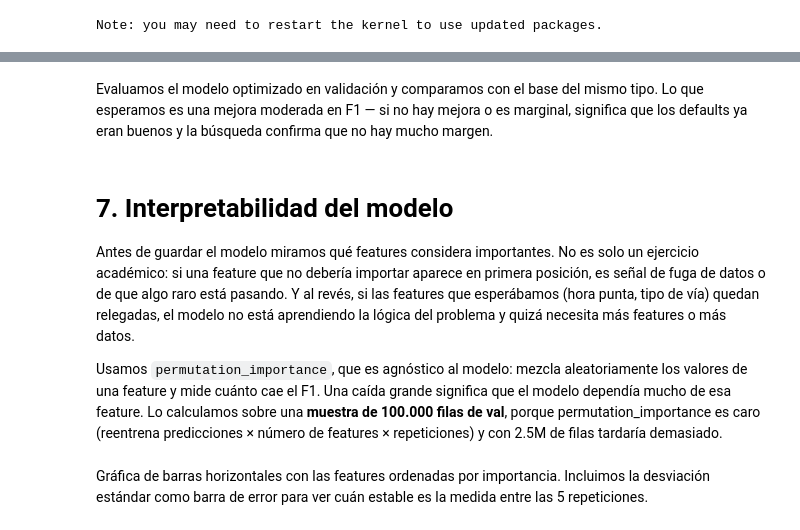
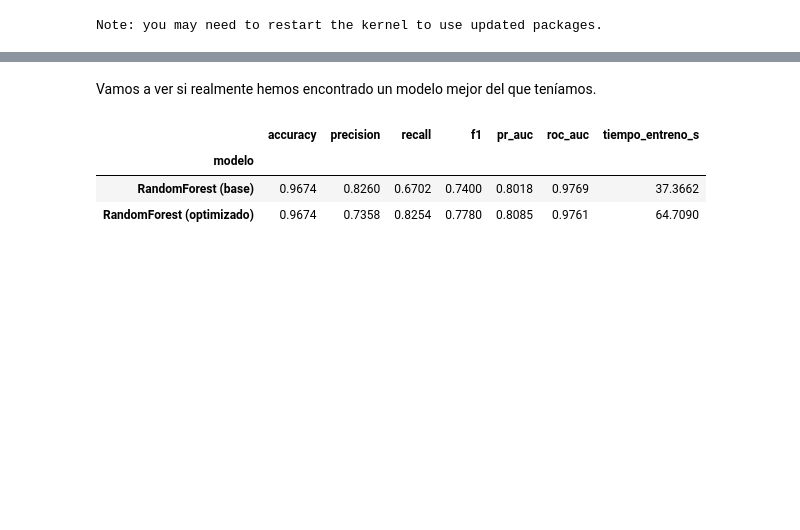
Before and after one commit to Gabiz053/analisis-datos-proyecto-final, a Jupyter notebook: notebooks/03_Modelos_GGG.ipynb, the cells around one changed output, grey strips where cells are left out. Cells and saved outputs as stored; diff of their text form; code cells hidden in the pictures; blank space fills up the shorter version.

```diff
--- a/notebooks/03_Modelos_GGG.ipynb
+++ b/notebooks/03_Modelos_GGG.ipynb
@@ -370,26 +385,12 @@ Los parámetros elegidos son los que más impactan el sesgo-varianza de cada fam
 # %%
-espacios_busqueda = {
-    "LogReg": {
-        "clf__C": [0.01, 0.1, 1.0, 10.0],
-        "clf__class_weight": ["balanced", None],
-    },
-    "RandomForest": {
-        "clf__n_estimators": [100, 200, 400],
-        "clf__max_depth": [None, 10, 20, 30],
-        "clf__min_samples_leaf": [1, 10, 50],
-        "clf__max_features": ["sqrt", 0.5, 1.0],
-        "clf__max_samples": [0.1, 0.3],
-    },
-    "HistGBM": {
-        "clf__learning_rate": [0.05, 0.1, 0.2],
-        "clf__max_iter": [200, 400, 600],
-        "clf__max_leaf_nodes": [15, 31, 63],
-        "clf__min_samples_leaf": [20, 50, 100],
-        "clf__l2_regularization": [0.0, 0.1, 1.0],
-    },
+param_dist = {
+    "clf__n_estimators": [100, 200, 400],
+    "clf__max_depth": [None, 10, 20, 30],
+    "clf__min_samples_leaf": [1, 20, 50, 100],
+    "clf__max_features": ["sqrt", 0.5],
+    "clf__max_samples": [0.1, 0.2, 0.3],
 }
 
-param_dist = espacios_busqueda[nombre_ganador]
 print(f"Optimizando {nombre_ganador} — {len(param_dist)} hiperparámetros en el espacio")
 for k, v in param_dist.items():
     print(f"  {k}: {v}")
@@ -428,16 +504,23 @@ print(f"Refit sobre el train completo en {t_refit:.1f} s")
 # %% [markdown]
-Evaluamos el modelo optimizado en validación y comparamos con el base del mismo tipo. Lo que esperamos es una mejora moderada en F1 — si no hay mejora o es marginal, significa que los defaults ya eran buenos y la búsqueda confirma que no hay mucho margen.
+Vamos a ver si realmente hemos encontrado un modelo mejor del que teníamos.
 # %%
 resultados_optimizado = evaluar(pipeline_optimizado, X_val, y_val, f"{nombre_ganador}_opt", t_refit)
 
-comparacion = pd.DataFrame([
-    {"modelo": f"{nombre_ganador} (base)", **{k: v for k, v in tabla_base.loc[nombre_ganador].items()}},
-    {"modelo": f"{nombre_ganador} (optimizado)", **{k: v for k, v in resultados_optimizado.items() if k != "modelo"}},
-]).set_index("modelo")
+comparacion = pd.DataFrame(
+    [
+        {
+            "modelo": f"{nombre_ganador} (base)",
+            **{k: v for k, v in tabla_base.loc[nombre_ganador].items()},
+        },
+        {
+            "modelo": f"{nombre_ganador} (optimizado)",
+            **{k: v for k, v in resultados_optimizado.items() if k != "modelo"},
+        },
+    ]
+).set_index("modelo")
 comparacion
+# %% [output]
+|  | accuracy | precision | recall | f1 | pr_auc | roc_auc | tiempo_entreno_s |
+| modelo |  |  |  |  |  |  |  |
+| RandomForest (base) | 0.9674 | 0.8260 | 0.6702 | 0.7400 | 0.8018 | 0.9769 | 37.3662 |
+| RandomForest (optimizado) | 0.9674 | 0.7358 | 0.8254 | 0.7780 | 0.8085 | 0.9761 | 64.7090 |
-# %% [markdown]
-# 7. Interpretabilidad del modelo
-
-Antes de guardar el modelo miramos qué features considera importantes. No es solo un ejercicio académico: si una feature que no debería importar aparece en primera posición, es señal de fuga de datos o de que algo raro está pasando. Y al revés, si las features que esperábamos (hora punta, tipo de vía) quedan relegadas, el modelo no está aprendiendo la lógica del problema y quizá necesita más features o más datos.
-
-Usamos `permutation_importance`, que es agnóstico al modelo: mezcla aleatoriamente los valores de una feature y mide cuánto cae el F1. Una caída grande significa que el modelo dependía mucho de esa feature. Lo calculamos sobre una **muestra de 100.000 filas de val**, porque permutation_importance es caro (reentrena predicciones × número de features × repeticiones) y con 2.5M de filas tardaría demasiado.
@@ -469,2 +526,0 @@ df_imp
-# %% [markdown]
-Gráfica de barras horizontales con las features ordenadas por importancia. Incluimos la desviación estándar como barra de error para ver cuán estable es la medida entre las 5 repeticiones.
```
Also changed, not shown: parts of 59 cells of this notebook.
